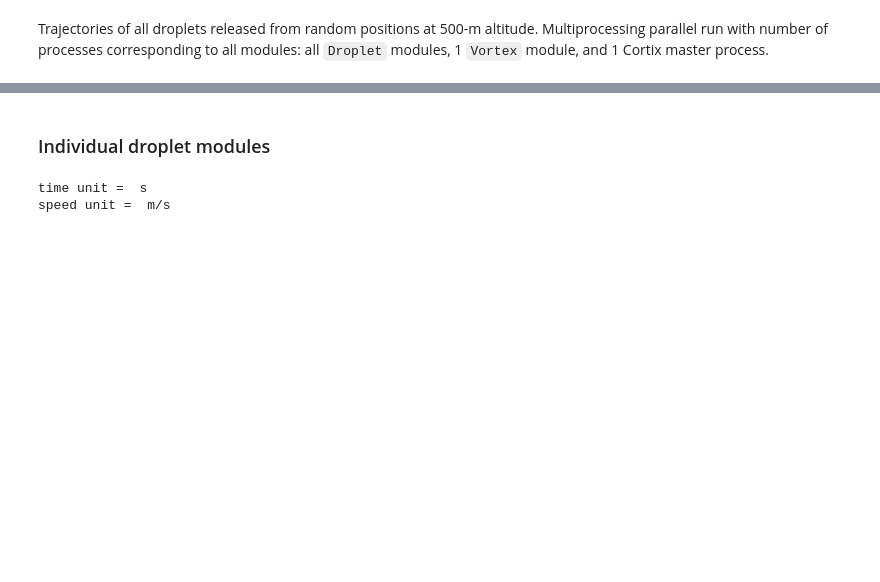
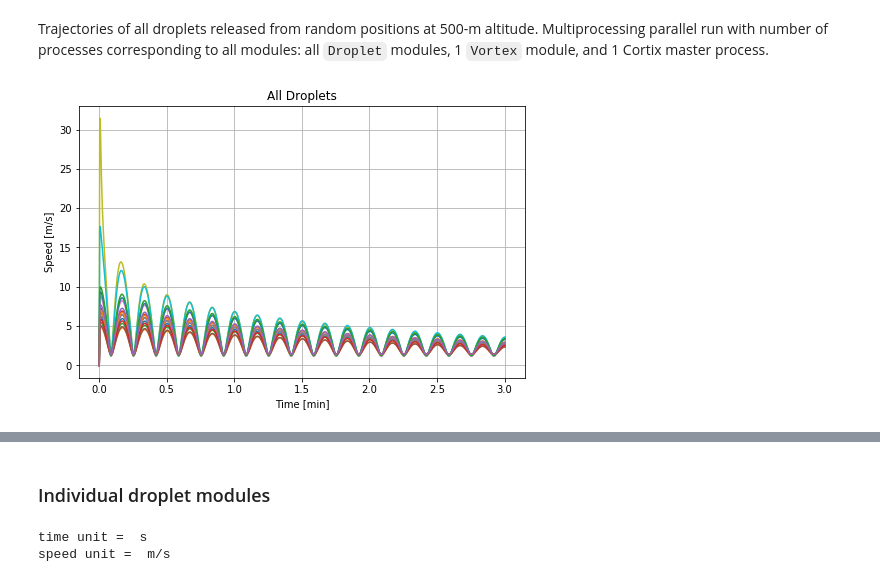
Before and after one commit to dpploy/cortix-nb, a Jupyter notebook: run_droplet.ipynb, the cells around one changed output, grey strips where cells are left out. Saved outputs shown, nothing was run; the diff lists cells and outputs as text; code cells hidden in the pictures; blank space fills up the shorter version.

```diff
--- a/run_droplet.ipynb
+++ b/run_droplet.ipynb
@@ -251,3 +251,22 @@ plt.show()
 # %% [markdown]
 Trajectories of all droplets released from random positions at 500-m altitude. Multiprocessing parallel run with number of processes corresponding to all modules: all `Droplet` modules, 1 `Vortex` module,
 and 1 Cortix master process.
+# %%
+'''All droplets' speed'''
+
+fig = plt.figure(2)
+plt.xlabel('Time [min]')
+plt.ylabel('Speed [m/s]')
+plt.title('All Droplets')
+
+for m in modules[1:]:
+    speed_series = m.state.get_quantity_history('speed')[0].value
+    x = list(p.index/60)
+    y = list(speed_series[:])
+    plt.plot(x,y)
+
+plt.rcParams['figure.figsize'] = [8,5]
+plt.grid()
+plt.show()
+# %% [output]
+[figure, added]
```
Also changed, not shown: parts of 10 cells of this notebook, 1 other file.
